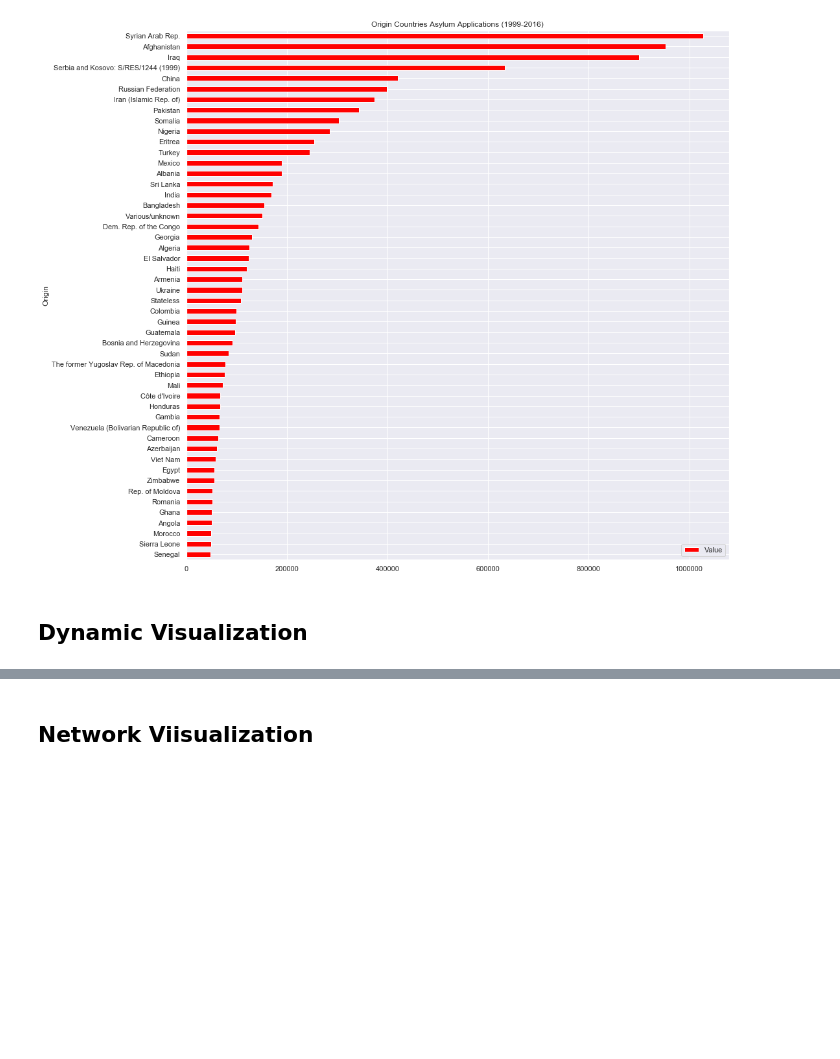
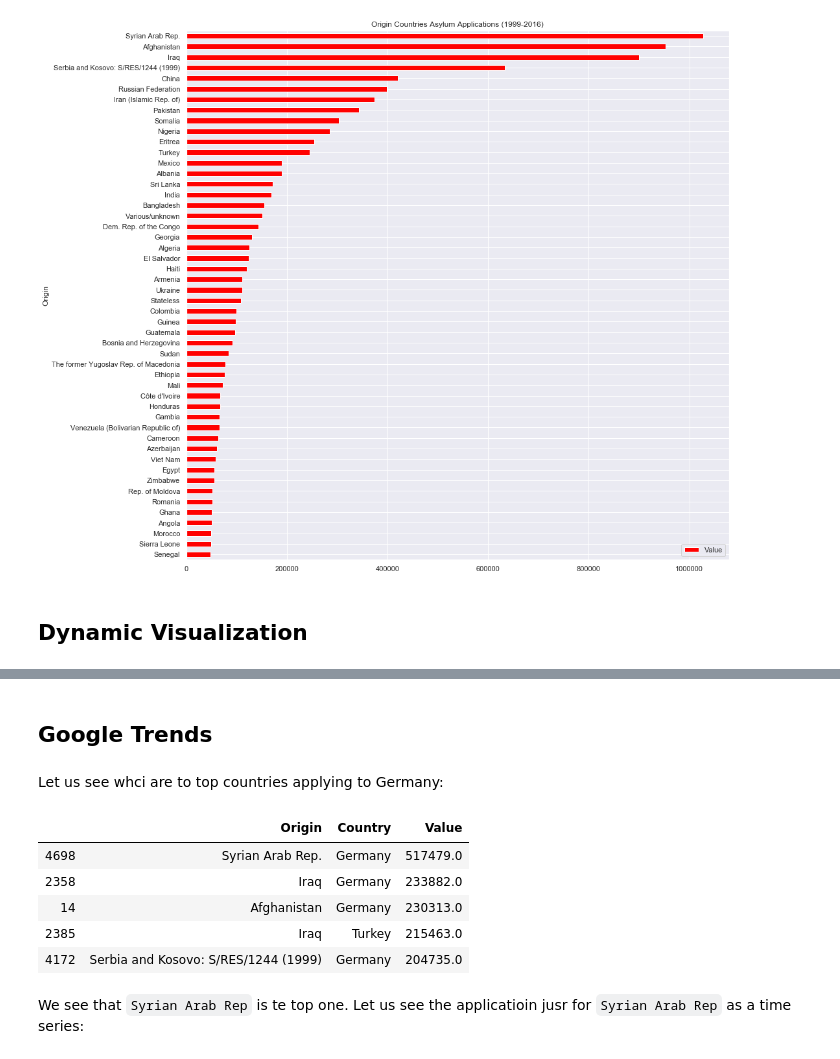
Before and after one commit to juanitorduz/probono_opendata_td, a Jupyter notebook: notebooks/refugee_example.ipynb, the cells around one changed output, grey strips where cells are left out. Saved outputs shown, nothing was run; the diff lists cells and outputs as text; code cells hidden in the pictures; blank space fills up the shorter version.

```diff
--- a/notebooks/refugee_example.ipynb
+++ b/notebooks/refugee_example.ipynb
@@ -215,5 +229,23 @@ data_df \
     )
 # %% [output]
 [interactive output not drawn]
-# %% [markdown]
-## Network Viisualization
+# %% [markdown]
+## Google Trends
+# %% [markdown]
+Let us see whci are to top countries applying to Germany:
+# %%
+germany_df = data_df \
+    .groupby(['Origin', 'Country'], as_index=False) \
+    .agg({'Value': np.sum}) \
+    .sort_values('Value', ascending=False)
+
+germany_df.head()
+# %% [output]
+|  | Origin | Country | Value |
+| 4698 | Syrian Arab Rep. | Germany | 517479.0 |
+| 2358 | Iraq | Germany | 233882.0 |
+| 14 | Afghanistan | Germany | 230313.0 |
+| 2385 | Iraq | Turkey | 215463.0 |
+| 4172 | Serbia and Kosovo: S/RES/1244 (1999) | Germany | 204735.0 |
+# %% [markdown]
+We see that `Syrian Arab Rep` is te top one. Let us see the applicatioin jusr for `Syrian Arab Rep` as a time series:
```
Also changed, not shown: parts of 21 cells of this notebook, 1 other file.
